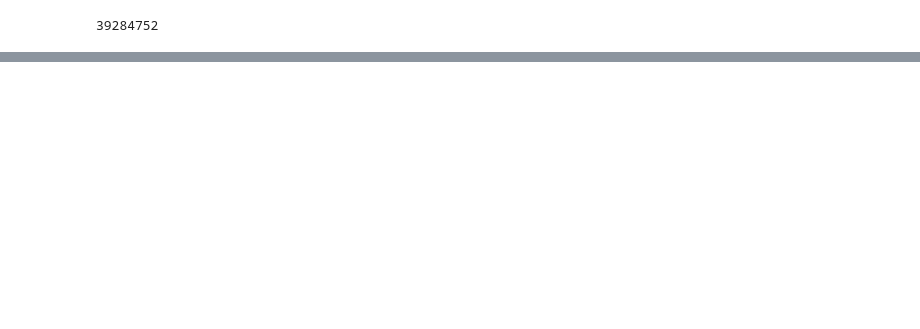
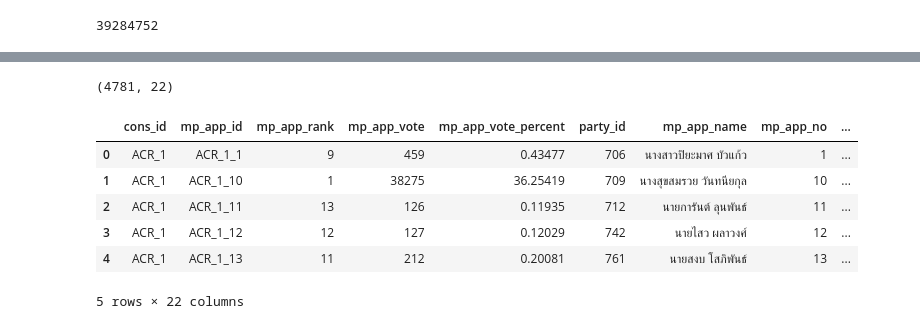
Before and after one commit to Aingon14/python_dataviz2023, a Jupyter notebook: project1.ipynb, the cells around one changed output, grey strips where cells are left out. Cells and saved outputs as stored; diff of their text form; code cells hidden in the pictures; blank space fills up the shorter version.

```diff
--- a/project1.ipynb
+++ b/project1.ipynb
@@ -141,0 +171,14 @@ result_constituencies_status['turn_out'].sum()
+# %%
+# merge คะแนนเสียงส.ส.เขต x ผู้สมัครส.ส. x ชื่อพรรคที่สังกัด x จำนวนผู้มาใช้สิทธิ์
+table_merge2 = table_merge1.merge(result_constituencies_status, how ='left', left_on='cons_id',right_on='cons_id')
+print(table_merge2.shape)
+table_merge2.head()
+# %% [output]
+(4781, 22)
+|  | cons_id | mp_app_id | mp_app_rank | mp_app_vote | mp_app_vote_percent | party_id | mp_app_name | mp_app_no | ... |
+| 0 | ACR_1 | ACR_1_1 | 9 | 459 | 0.43477 | 706 | นางสาวปิยะมาศ บัวแก้ว | 1 | ... |
+| 1 | ACR_1 | ACR_1_10 | 1 | 38275 | 36.25419 | 709 | นางสุขสมรวย วันทนียกุล | 10 | ... |
+| 2 | ACR_1 | ACR_1_11 | 13 | 126 | 0.11935 | 712 | นายการันต์ ลุนพันธ์ | 11 | ... |
+| 3 | ACR_1 | ACR_1_12 | 12 | 127 | 0.12029 | 742 | นายไสว ผลาวงศ์ | 12 | ... |
+| 4 | ACR_1 | ACR_1_13 | 11 | 212 | 0.20081 | 761 | นายสงบ โสภิพันธ์ | 13 | ... |
+5 rows × 22 columns
```
Also changed, not shown: parts of 17 cells of this notebook.
